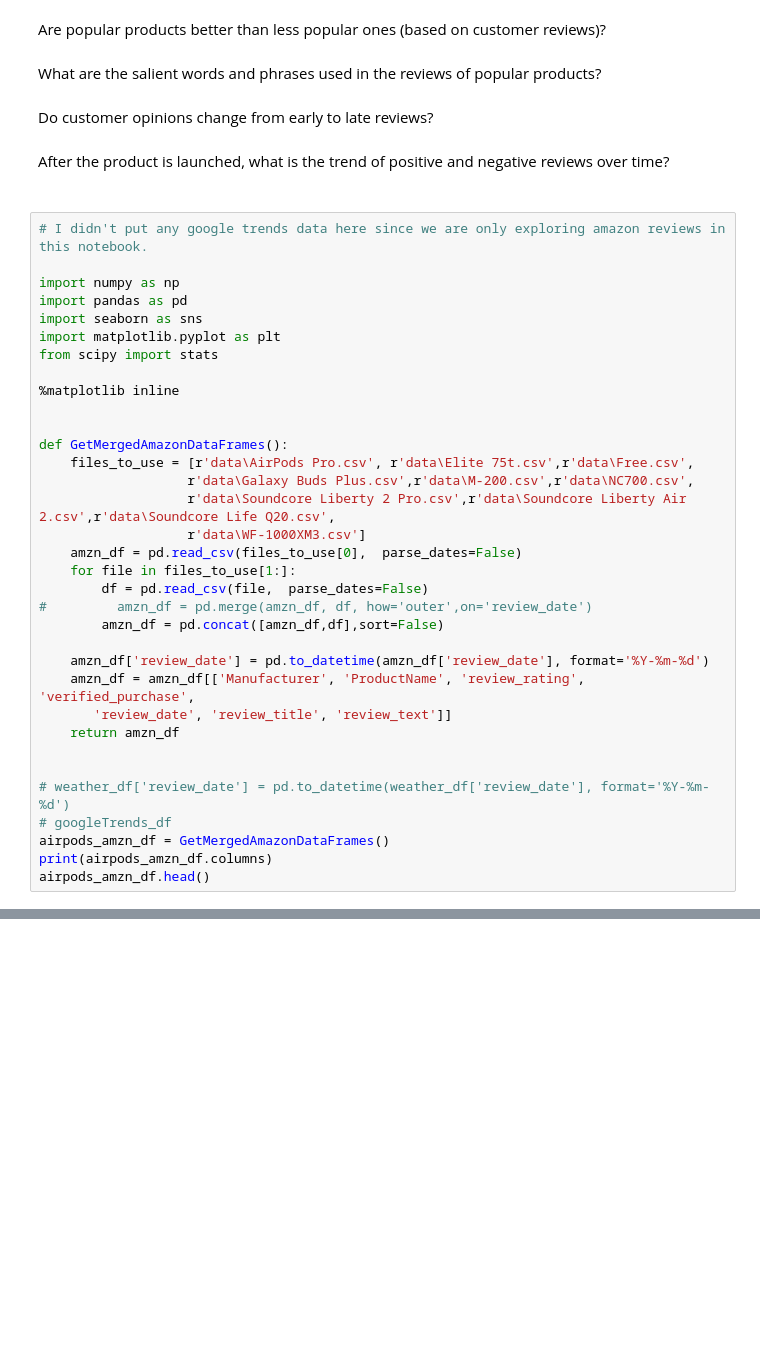
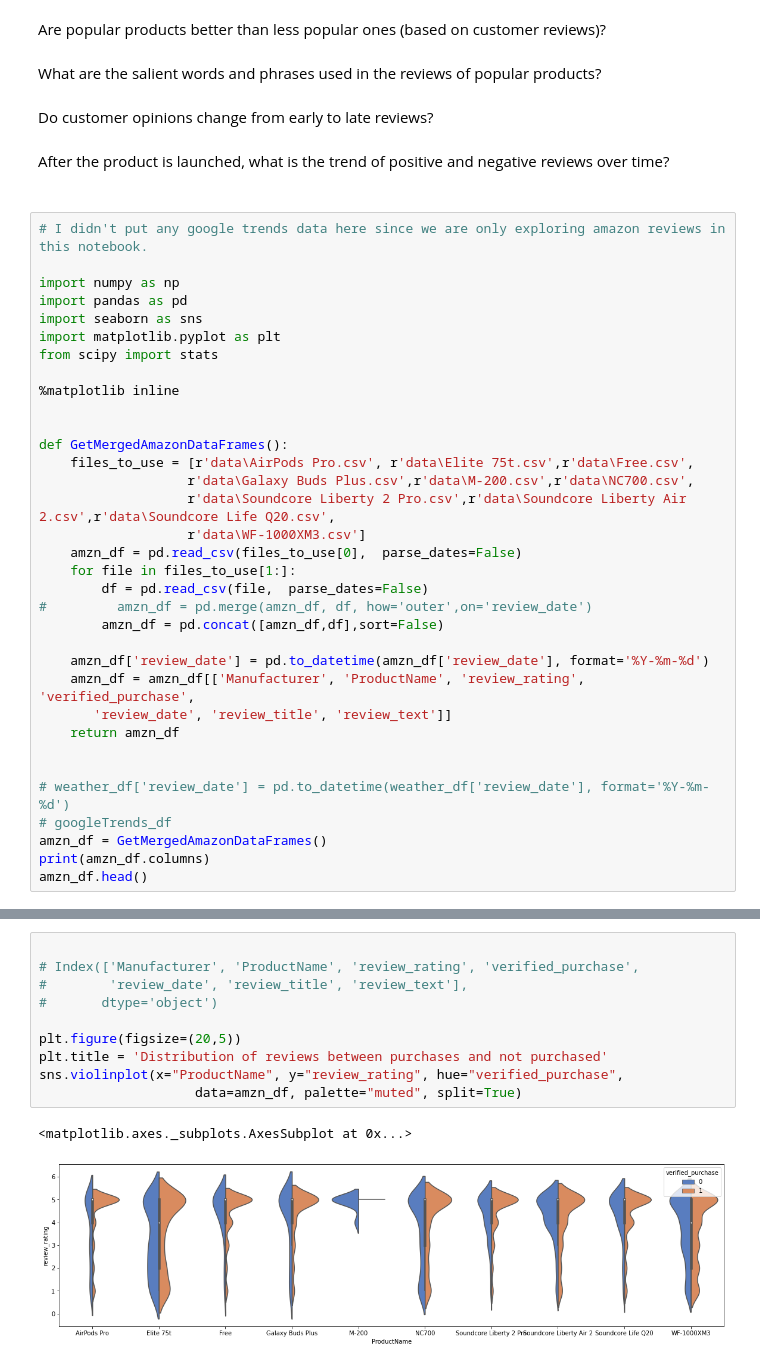
Before and after one commit to datascientistlin/AmazonReviewAnalysis, a Jupyter notebook: Amzn_Reviews_Explorations.ipynb, the cells around one changed output, grey strips where cells are left out. Saved outputs shown, nothing was run; the diff lists cells and outputs as text; blank space fills up the shorter version.

Commit message:
added violin plot to show distribution between ranking of reviews from those who purchased a product and those who didn't

```diff
--- a/Amzn_Reviews_Explorations.ipynb
+++ b/Amzn_Reviews_Explorations.ipynb
@@ -37,6 +37,6 @@ def GetMergedAmazonDataFrames():
 
 # weather_df['review_date'] = pd.to_datetime(weather_df['review_date'], format='%Y-%m-%d')
 # googleTrends_df
-airpods_amzn_df = GetMergedAmazonDataFrames()
-print(airpods_amzn_df.columns)
-airpods_amzn_df.head()
+amzn_df = GetMergedAmazonDataFrames()
+print(amzn_df.columns)
+amzn_df.head()
@@ -42,0 +53,13 @@ airpods_amzn_df.head()
+# %%
+
+# Index(['Manufacturer', 'ProductName', 'review_rating', 'verified_purchase',
+#        'review_date', 'review_title', 'review_text'],
+#       dtype='object')
+
+plt.figure(figsize=(20,5))
+plt.title = 'Distribution of reviews between purchases and not purchased'
+sns.violinplot(x="ProductName", y="review_rating", hue="verified_purchase",
+                    data=amzn_df, palette="muted", split=True)
+# %% [output]
+<matplotlib.axes._subplots.AxesSubplot at 0x...>
+[figure, added]
```
Also changed, not shown: parts of 1 cell of this notebook.
